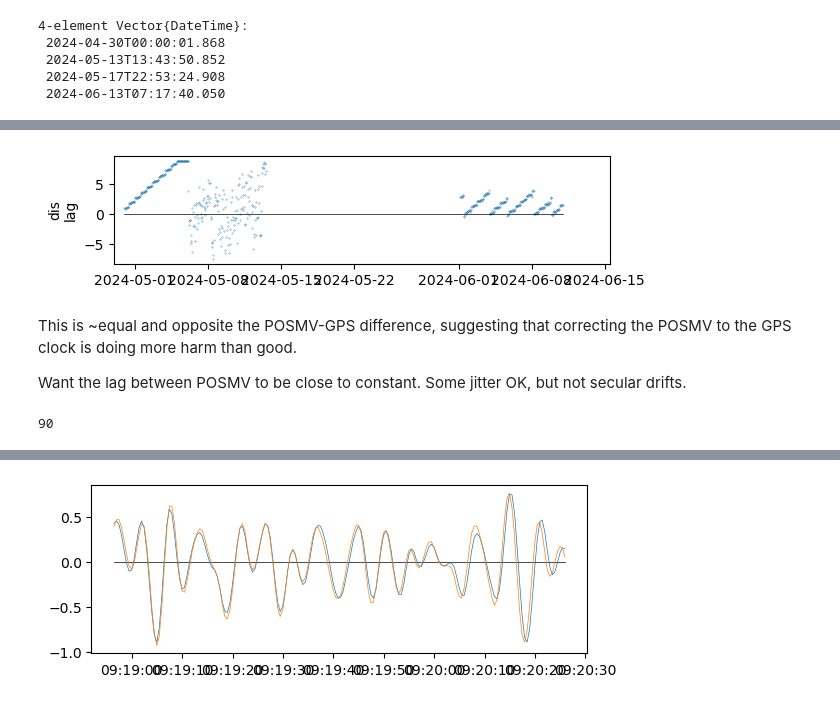
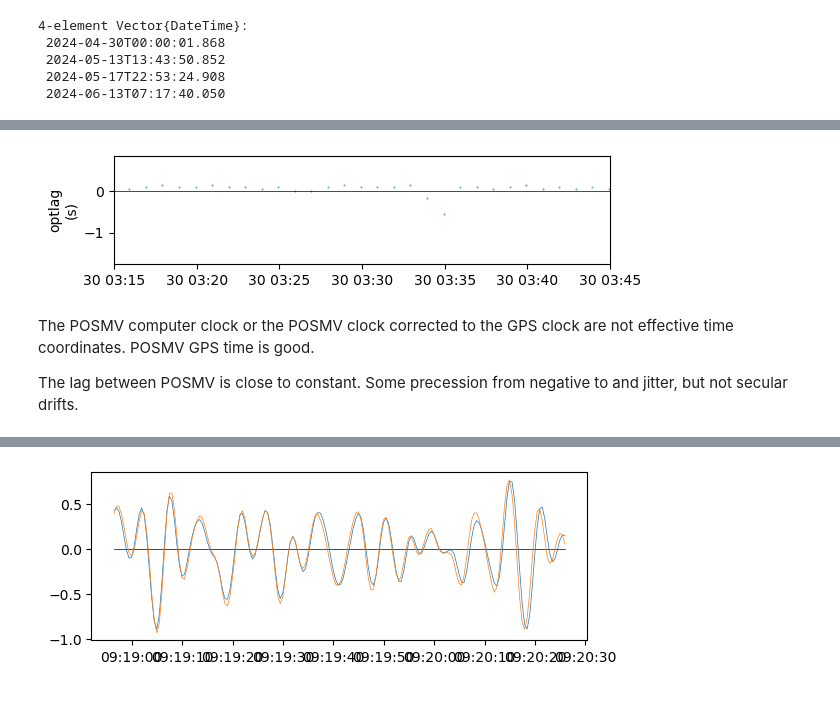
Before and after one commit to deszoeke/lidar, a Jupyter notebook: rot_sandbox.ipynb, the cells around one changed output, grey strips where cells are left out. Cells and saved outputs as stored; diff of their text form; code cells hidden in the pictures.

```diff
--- a/rot_sandbox.ipynb
+++ b/rot_sandbox.ipynb
@@ -520,33 +522,18 @@ for (i, dt) in enumerate(dts)
 end
 # %%
+# plot the optimum lags
 clf()
 subplot(3,1,1)
-plot(dts, 0.05*optlag, marker=".", markersize=0.5, linestyle="none")
+plot(dts, 0.05*optlag, marker=".", markersize=0.7, linestyle="none")
 plot([dts[1], dts[end]], [0,0], color="k", linewidth=0.5)
 xlim([DateTime(2024,4,29), DateTime(2024,6,15,12)])
-ylabel("dis\nlag")
+xlim([DateTime(2024,4,30,3,15), DateTime(2024,4,30,3,45)])
+ylabel("optlag\n(s)")
 gcf()
+# looks great!
 # %% [output]
-[figure, old version]
+[figure, new version]
 # %% [markdown]
-This is ~equal and opposite the POSMV-GPS difference, suggesting that correcting the POSMV to the GPS clock is doing more harm than good.
+The POSMV computer clock or the POSMV clock corrected to the GPS clock are not effective time coordinates. POSMV GPS time is good.
 
-Want the lag between POSMV to be close to constant. Some jitter OK, but not secular drifts.
+The lag between POSMV is close to constant. Some precession from negative to and jitter, but not secular drifts.
-# %%
-# postmortem of lag finding
-clf()
-plot(dts,optlag)
-gcf()
-i = findfirst(optlag.==0) # where it stopped
-dt = dts[i]
-i, dt, dts[i+1]
-(post, poen, vnst, vnen) = daylimits(dt, Second(90))
-any(ismissing.(Vn[:Roll][vnst:vnen])) # none
-any(ismissing.(Pashr[:pitch][post:poen])) # none
-optlag[i.+(-2:2)]
-initial_guess=0
-initial_guess = grid_search(Vn[:Roll][vnst:vnen], Pashr[:pitch][post:poen],
-        sample_factor, start_idx, epoch_length, initial_guess, window)
-# optlag and initial_guess drifted up and out if the valid range of the window
-# %% [output]
-90
```
Also changed, not shown: parts of 13 cells of this notebook.
